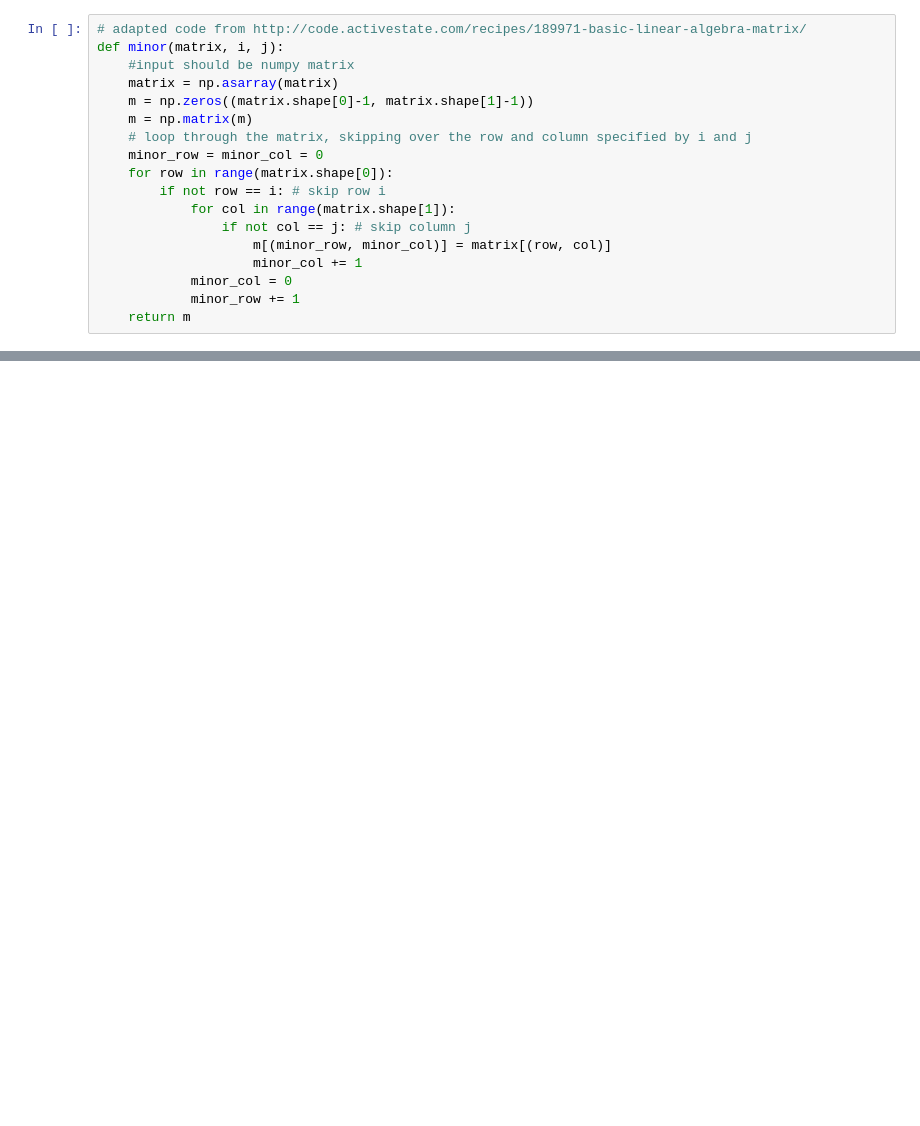
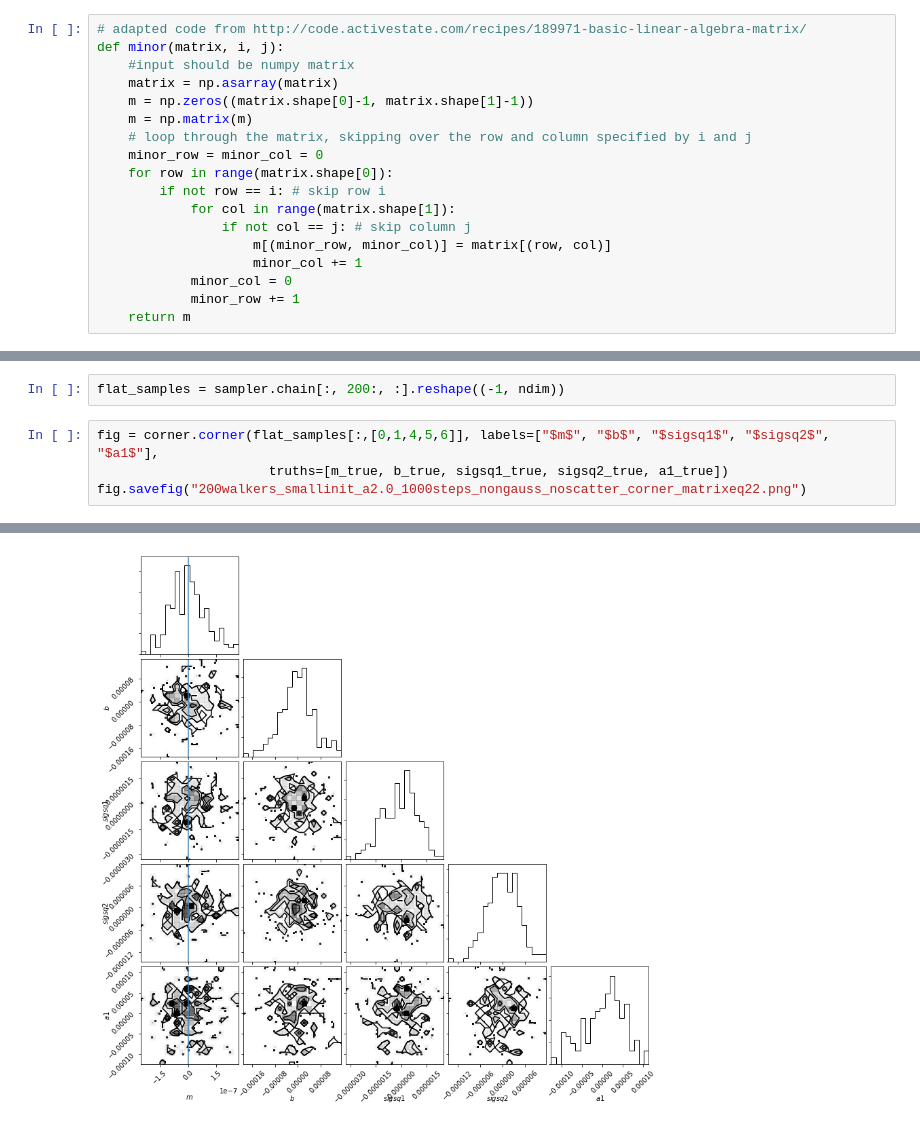
Before and after one commit to rebeccachen0/asiaa, a Jupyter notebook: matrix_eq22.ipynb, the cells around one changed output, grey strips where cells are left out. Drawn from its saved outputs; the diff is of its cells as text; blank space fills up the shorter version.

```diff
--- a/matrix_eq22.ipynb
+++ b/matrix_eq22.ipynb
@@ -76,0 +172,7 @@ def lnlike(theta, x, y):
+# %%
+flat_samples = sampler.chain[:, 200:, :].reshape((-1, ndim))
+# %%
+fig = corner.corner(flat_samples[:,[0,1,4,5,6]], labels=["$m$", "$b$", "$sigsq1$", "$sigsq2$", "$a1$"],
+                      truths=[m_true, b_true, sigsq1_true, sigsq2_true, a1_true])
+fig.savefig("200walkers_smallinit_a2.0_1000steps_nongauss_noscatter_corner_matrixeq22.png")
+# %% [output]
@@ -76,0 +189 @@ def lnlike(theta, x, y):
+[figure, added]
```
Also changed, not shown: parts of 14 cells of this notebook, 3 other files.
